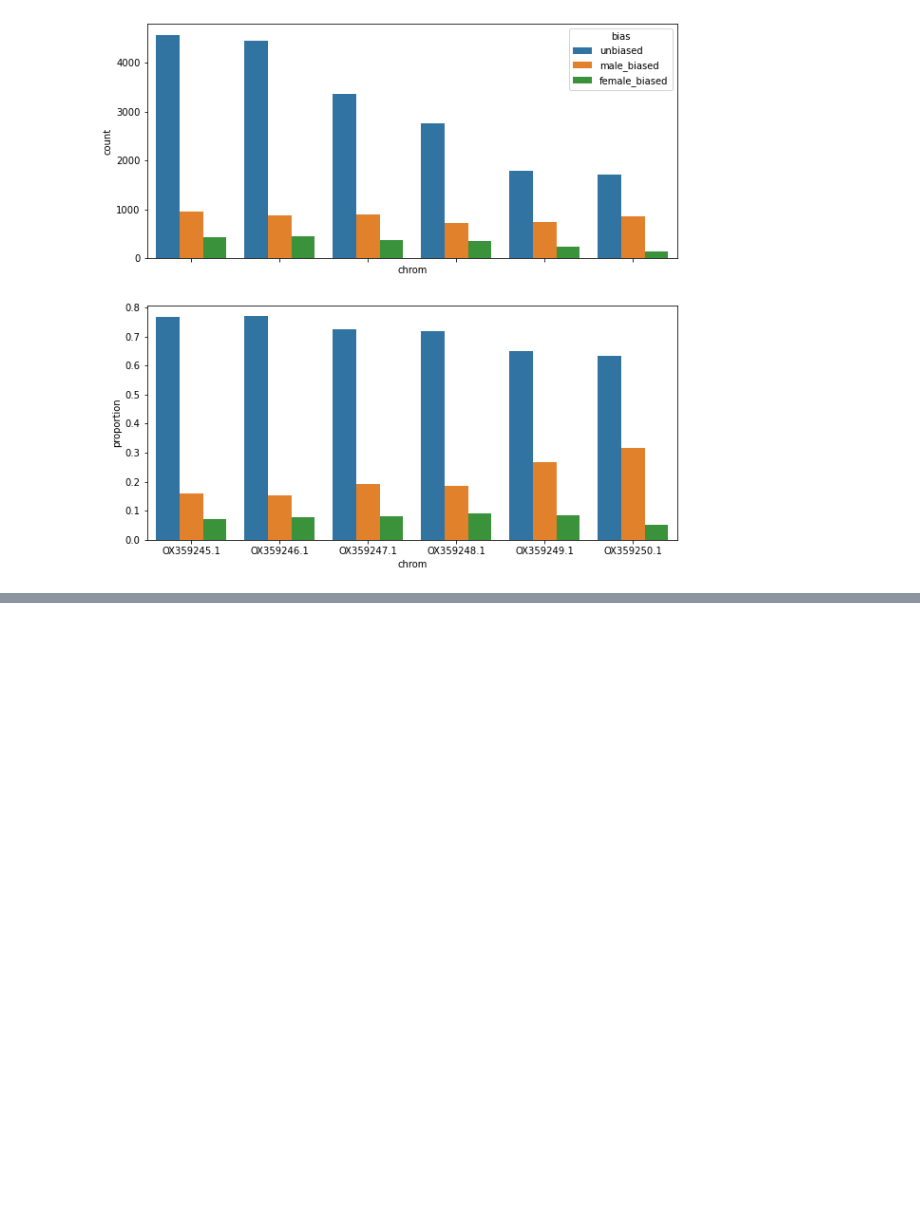
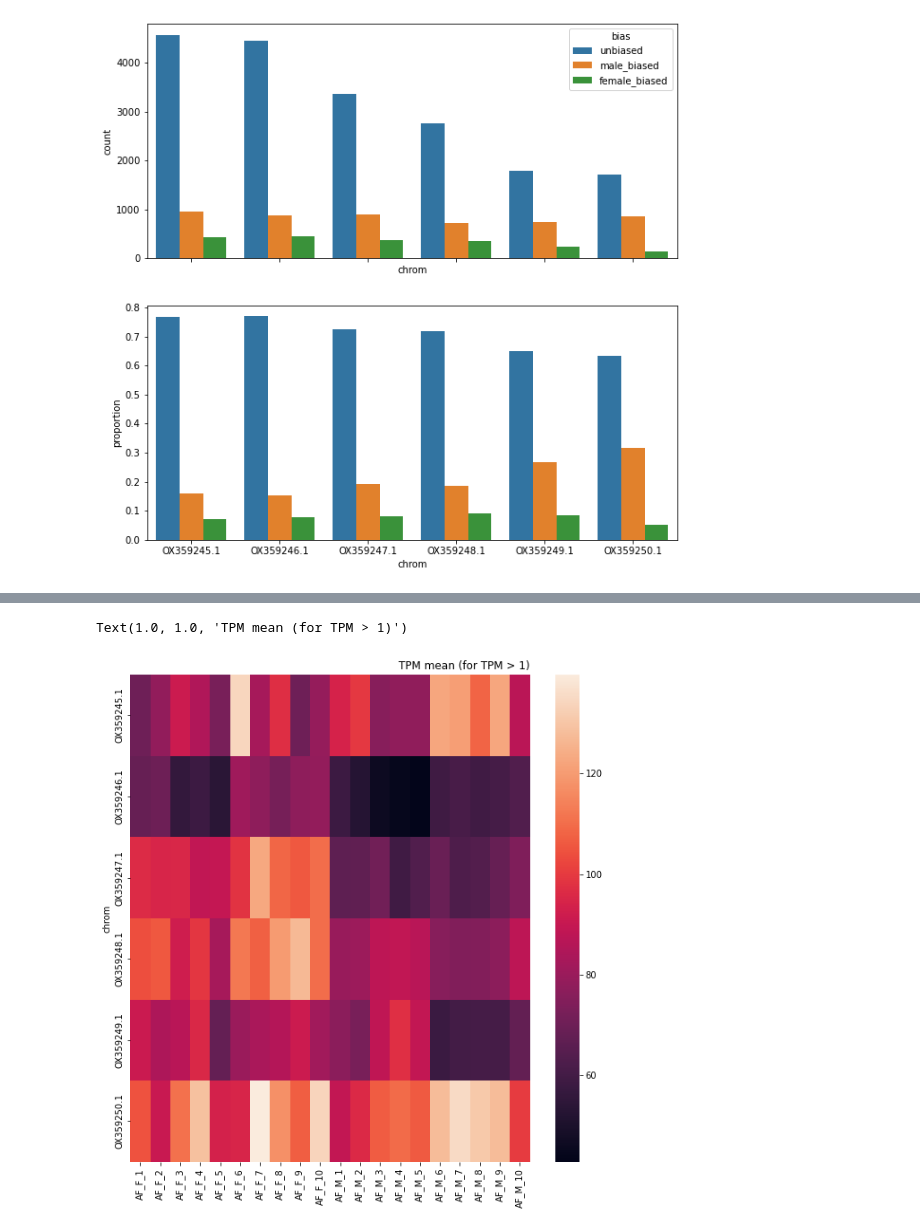
Before and after one commit to samebdon/springtail_haploid_selection, a Jupyter notebook: scripts/SBG_exploration.ipynb, the cells around one changed output, grey strips where cells are left out. Drawn from its saved outputs; the diff is of its cells as text; code cells hidden in the pictures; blank space fills up the shorter version.

```diff
--- a/scripts/SBG_exploration.ipynb
+++ b/scripts/SBG_exploration.ipynb
@@ -130,3 +161,15 @@ sns.barplot(data=barplot_df_prop,
 axs[1].legend().set_visible(False)
 # %% [output]
 [figure]
+# %%
+ncc_df = normalised_count_df[normalised_count_df['chrom'].isin(chromosomes)]
+ncc_ex_df = ncc_df[sample_names].apply(lambda x: [y if y >= 1 else np.nan for y in x])
+ncc_ex_df['Geneid'] = ncc_df['Geneid']
+ncc_ex_df['chrom'] = ncc_df['chrom']
+# %%
+females = sample_names[0:10]
+females.remove('AF_F_5')
+males = sample_names[10:]
+# %%
+ncc_ex_df['female_mean_TPM'] = ncc_ex_df[females].mean(axis=1)
+ncc_ex_df['male_mean_TPM'] = ncc_ex_df[males].mean(axis=1)
@@ -132,0 +200,11 @@ axs[1].legend().set_visible(False)
+# %%
+count_matrix = ncc_ex_df.groupby('chrom')[sample_names].mean()
+sex_count_matrix = ncc_ex_df.groupby('chrom')[['female_mean_TPM','male_mean_TPM']].mean()
+# %%
+fig, axs = plt.subplots(nrows = 1, figsize = (10,10))
+
+sns.heatmap(data = count_matrix)
+axs.set_title('TPM mean (for TPM > 1)', loc = 'right')
+# %% [output]
+Text(1.0, 1.0, 'TPM mean (for TPM > 1)')
+[figure, added]
```
Also changed, not shown: parts of 14 cells of this notebook, 5 other files.
